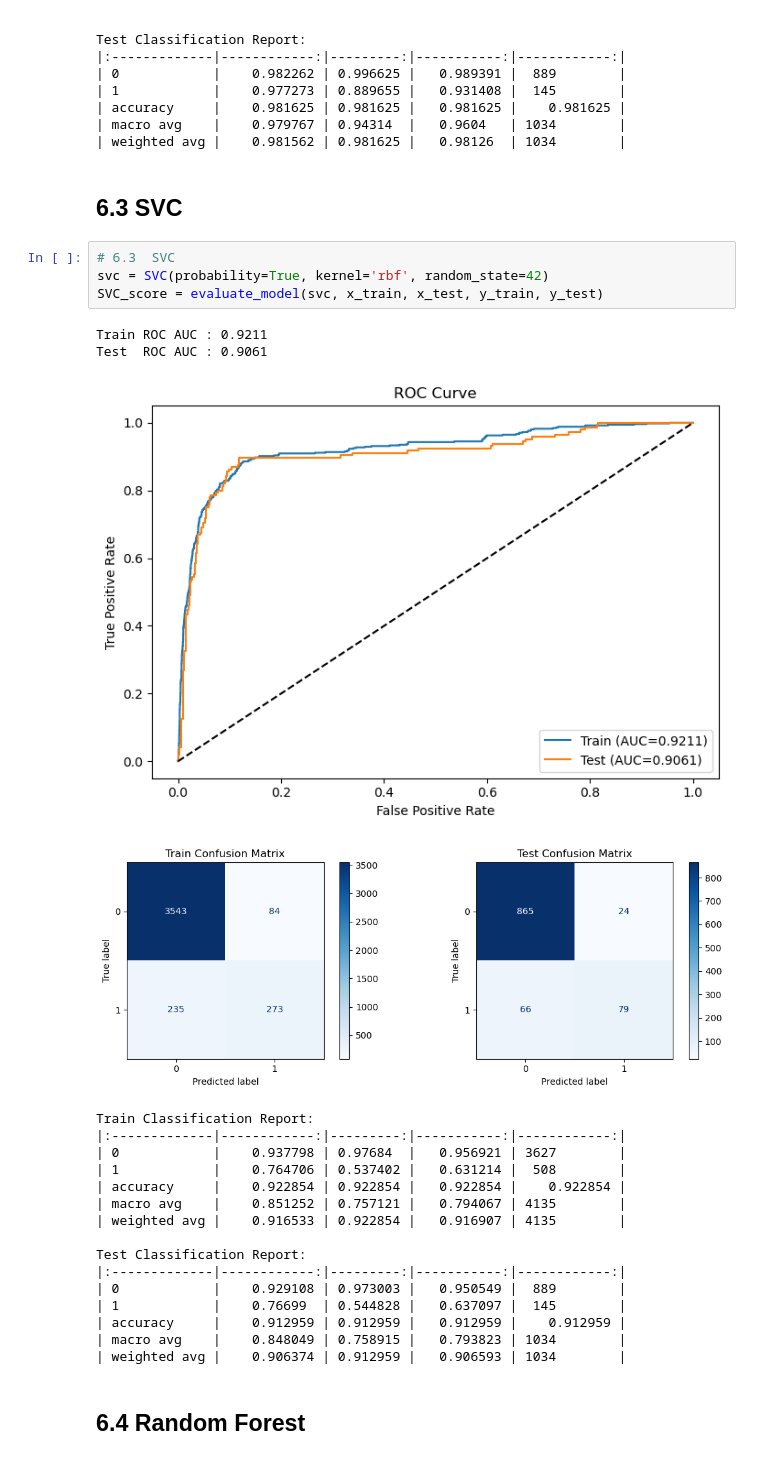
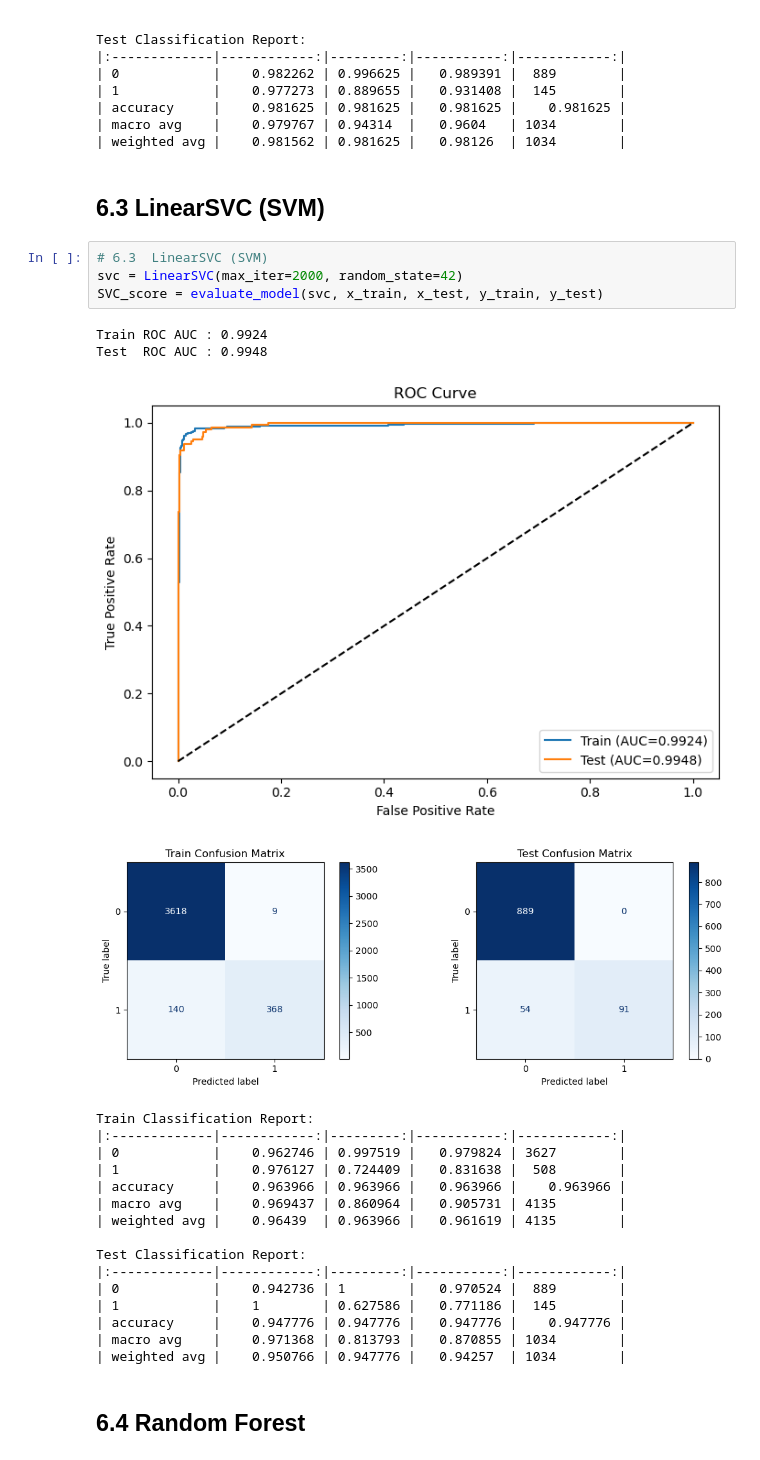
Before and after one commit to SagarBhadra01/ML_Models, a Jupyter notebook: EmailSpamDetector_MLmodel/SpamDetectModel.ipynb, the cells around one changed output. Saved outputs shown, nothing was run; the diff lists cells and outputs as text.

```diff
--- a/EmailSpamDetector_MLmodel/SpamDetectModel.ipynb
+++ b/EmailSpamDetector_MLmodel/SpamDetectModel.ipynb
@@ -381,31 +380,31 @@ Test Classification Report:
 | macro avg    |    0.979767 | 0.94314  |   0.9604   | 1034        |
 | weighted avg |    0.981562 | 0.981625 |   0.98126  | 1034        |
 # %% [markdown]
-## 6.3  SVC
+## 6.3  LinearSVC (SVM)
 # %%
-# 6.3  SVC
-svc = SVC(probability=True, kernel='rbf', random_state=42)
+# 6.3  LinearSVC (SVM)
+svc = LinearSVC(max_iter=2000, random_state=42)
 SVC_score = evaluate_model(svc, x_train, x_test, y_train, y_test)
 # %% [output]
-Train ROC AUC : 0.9211
-Test  ROC AUC : 0.9061
+Train ROC AUC : 0.9924
+Test  ROC AUC : 0.9948
-[figure, old version]
+[figure, new version]
-[figure, old version]
+[figure, new version]
 Train Classification Report:
 |:-------------|------------:|---------:|-----------:|------------:|
-| 0            |    0.937798 | 0.97684  |   0.956921 | 3627        |
-| 1            |    0.764706 | 0.537402 |   0.631214 |  508        |
-| accuracy     |    0.922854 | 0.922854 |   0.922854 |    0.922854 |
-| macro avg    |    0.851252 | 0.757121 |   0.794067 | 4135        |
-| weighted avg |    0.916533 | 0.922854 |   0.916907 | 4135        |
+| 0            |    0.962746 | 0.997519 |   0.979824 | 3627        |
+| 1            |    0.976127 | 0.724409 |   0.831638 |  508        |
+| accuracy     |    0.963966 | 0.963966 |   0.963966 |    0.963966 |
+| macro avg    |    0.969437 | 0.860964 |   0.905731 | 4135        |
+| weighted avg |    0.96439  | 0.963966 |   0.961619 | 4135        |
 
 Test Classification Report:
 |:-------------|------------:|---------:|-----------:|------------:|
-| 0            |    0.929108 | 0.973003 |   0.950549 |  889        |
-| 1            |    0.76699  | 0.544828 |   0.637097 |  145        |
-| accuracy     |    0.912959 | 0.912959 |   0.912959 |    0.912959 |
-| macro avg    |    0.848049 | 0.758915 |   0.793823 | 1034        |
-| weighted avg |    0.906374 | 0.912959 |   0.906593 | 1034        |
+| 0            |    0.942736 | 1        |   0.970524 |  889        |
+| 1            |    1        | 0.627586 |   0.771186 |  145        |
+| accuracy     |    0.947776 | 0.947776 |   0.947776 |    0.947776 |
+| macro avg    |    0.971368 | 0.813793 |   0.870855 | 1034        |
+| weighted avg |    0.950766 | 0.947776 |   0.94257  | 1034        |
 # %% [markdown]
 ## 6.4  Random Forest
 # %%
```
Also changed, not shown: parts of 5 cells of this notebook.
